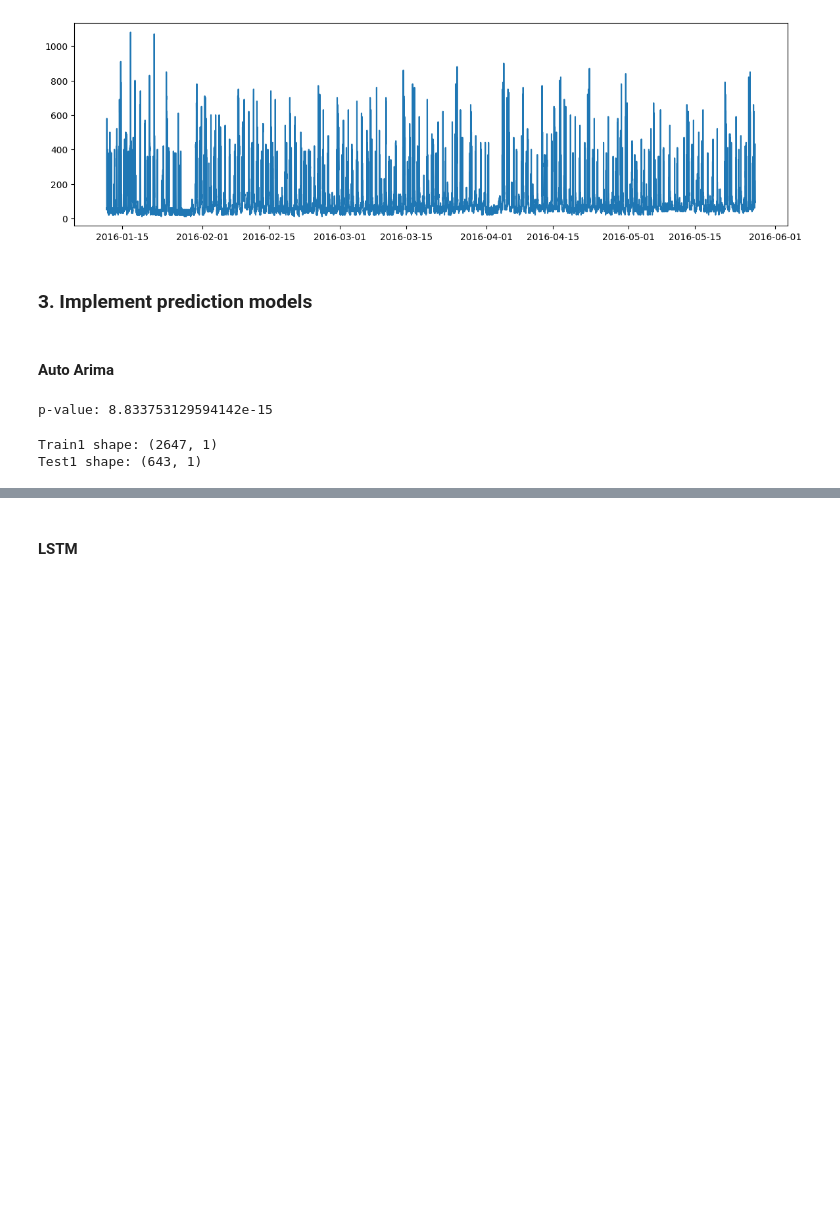
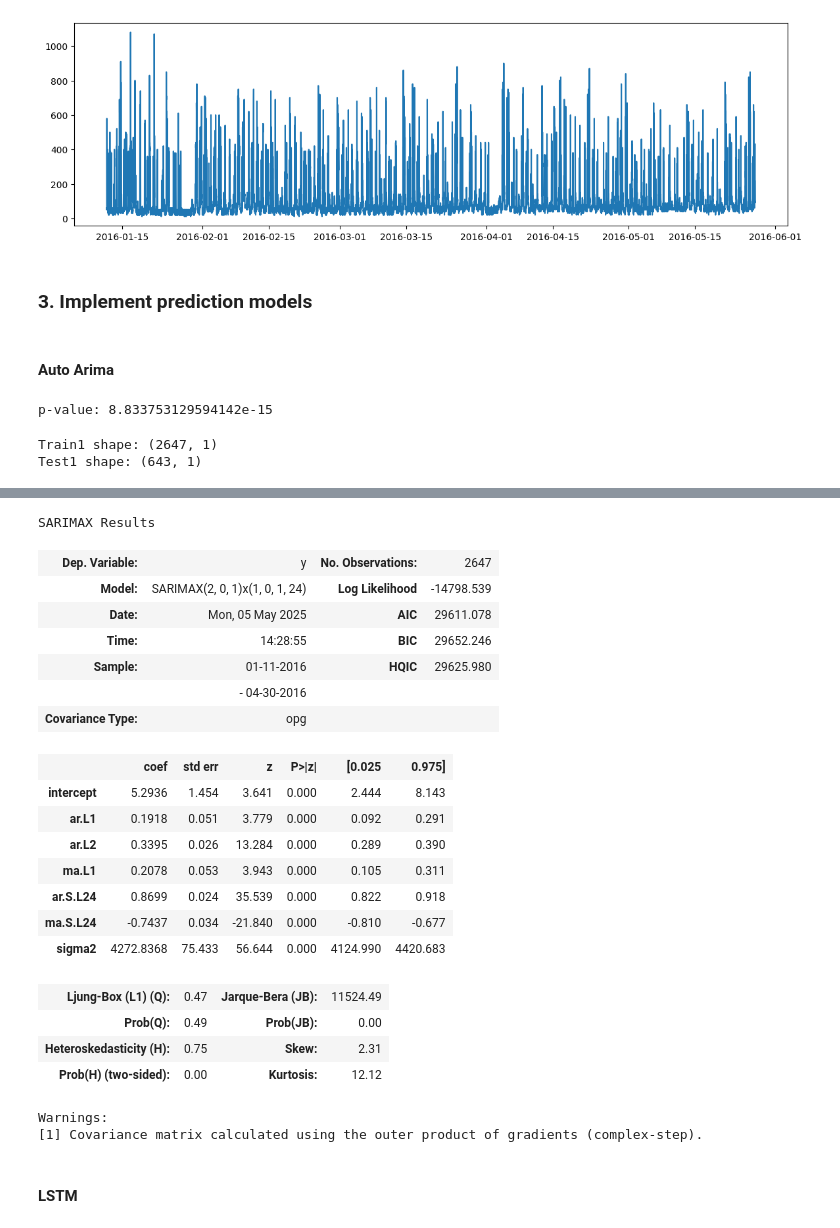
Before and after one commit to secary/compsci7306, a Jupyter notebook: mbd_a2/a1942340_dongjuma_assign2.ipynb, the cells around one changed output, grey strips where cells are left out. Saved outputs shown, nothing was run; the diff lists cells and outputs as text; code cells hidden in the pictures; blank space fills up the shorter version.

```diff
--- a/mbd_a2/a1942340_dongjuma_assign2.ipynb
+++ b/mbd_a2/a1942340_dongjuma_assign2.ipynb
@@ -164,3 +164,28 @@ Total fit time: 125.804 seconds
+# %%
+model_arima.summary()
+# %% [output]
+SARIMAX Results
+| Dep. Variable: | y | No. Observations: | 2647 |
+| Model: | SARIMAX(2, 0, 1)x(1, 0, 1, 24) | Log Likelihood | -14798.539 |
+| Date: | Mon, 05 May 2025 | AIC | 29611.078 |
+| Time: | 14:28:55 | BIC | 29652.246 |
+| Sample: | 01-11-2016 | HQIC | 29625.980 |
+|  | - 04-30-2016 |  |  |
+| Covariance Type: | opg |  |  |
+|  | coef | std err | z | P>|z| | [0.025 | 0.975] |
+| intercept | 5.2936 | 1.454 | 3.641 | 0.000 | 2.444 | 8.143 |
+| ar.L1 | 0.1918 | 0.051 | 3.779 | 0.000 | 0.092 | 0.291 |
+| ar.L2 | 0.3395 | 0.026 | 13.284 | 0.000 | 0.289 | 0.390 |
+| ma.L1 | 0.2078 | 0.053 | 3.943 | 0.000 | 0.105 | 0.311 |
+| ar.S.L24 | 0.8699 | 0.024 | 35.539 | 0.000 | 0.822 | 0.918 |
+| ma.S.L24 | -0.7437 | 0.034 | -21.840 | 0.000 | -0.810 | -0.677 |
+| sigma2 | 4272.8368 | 75.433 | 56.644 | 0.000 | 4124.990 | 4420.683 |
+| Ljung-Box (L1) (Q): | 0.47 | Jarque-Bera (JB): | 11524.49 |
+| Prob(Q): | 0.49 | Prob(JB): | 0.00 |
+| Heteroskedasticity (H): | 0.75 | Skew: | 2.31 |
+| Prob(H) (two-sided): | 0.00 | Kurtosis: | 12.12 |
+Warnings:
+[1] Covariance matrix calculated using the outer product of gradients (complex-step).
 # %% [markdown]
 #### LSTM
 # %%
```
Also changed, not shown: parts of 6 cells of this notebook.
